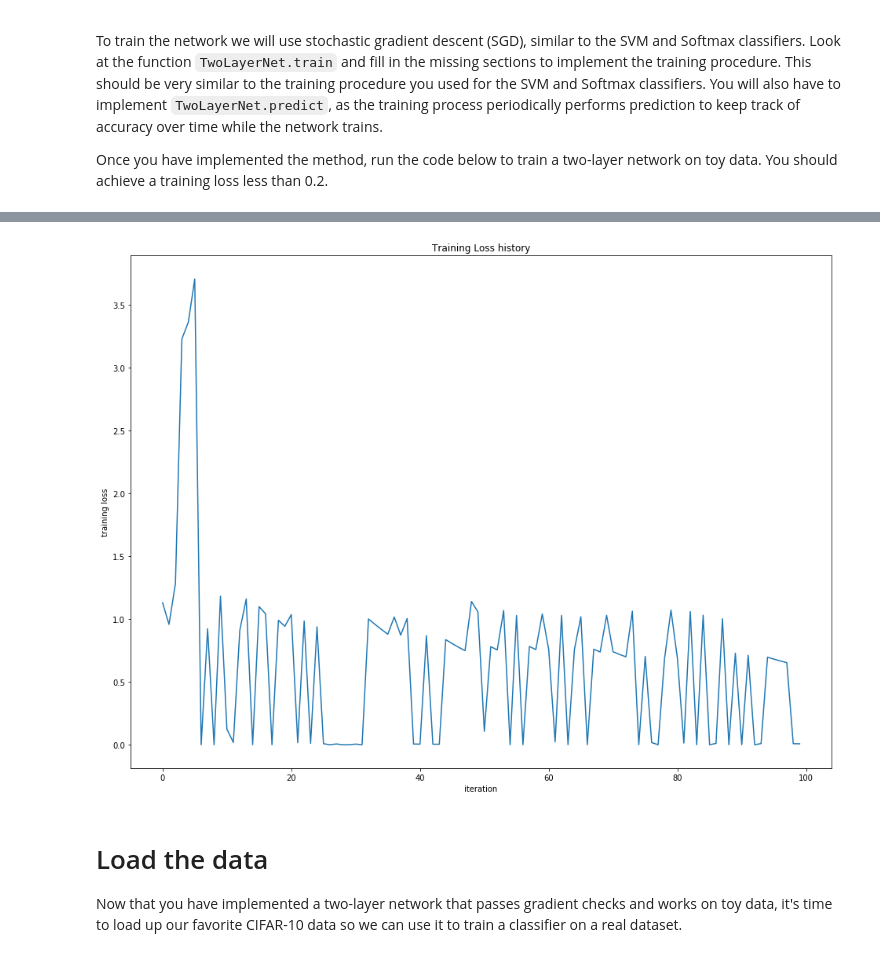
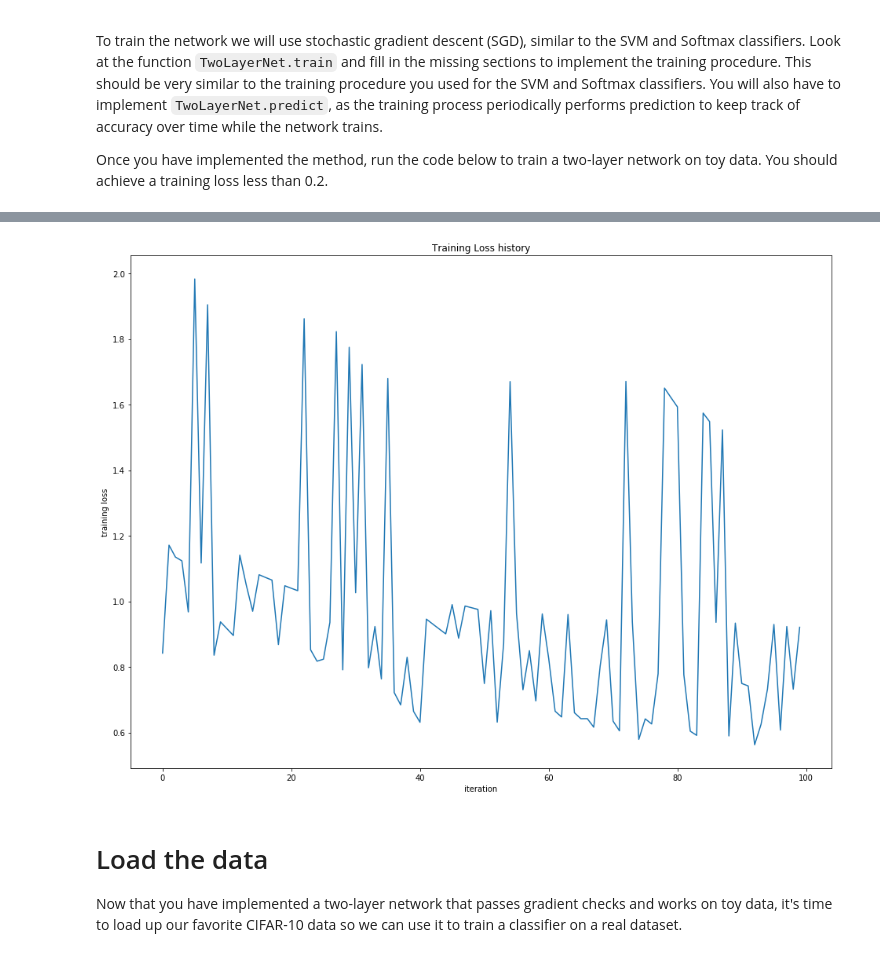
Before and after one commit to AndrewZhou924/Digital-Image-Processing-Course-Design, a Jupyter notebook: project-3-based-cs231/assignment1/two_layer_net_solution_yorko.ipynb, the cells around one changed output, grey strips where cells are left out. Drawn from its saved outputs; the diff is of its cells as text; code cells hidden in the pictures.

```diff
--- a/project-3-based-cs231/assignment1/two_layer_net_solution_yorko.ipynb
+++ b/project-3-based-cs231/assignment1/two_layer_net_solution_yorko.ipynb
@@ -135,7 +172,7 @@ Once you have implemented the method, run the code below to train a two-layer ne
 # %%
 net = init_toy_model()
 stats = net.train(X, y, X, y,
-            learning_rate=1e-1, reg=5e-6, batch_size=1,
+            learning_rate=1e-3, reg=5e-6, batch_size=1,
             num_iters=100, verbose=False)
 
 print('Final training loss: ', stats['loss_history'][-1])
@@ -151,4 +188,4 @@ Final training loss:  0.008116963954598025
-[figure, old version]
+[figure, new version]
 # %% [markdown]
 # Load the data
 Now that you have implemented a two-layer network that passes gradient checks and works on toy data, it's time to load up our favorite CIFAR-10 data so we can use it to train a classifier on a real dataset.
```
Also changed, not shown: parts of 14 cells of this notebook, 4 other files.
